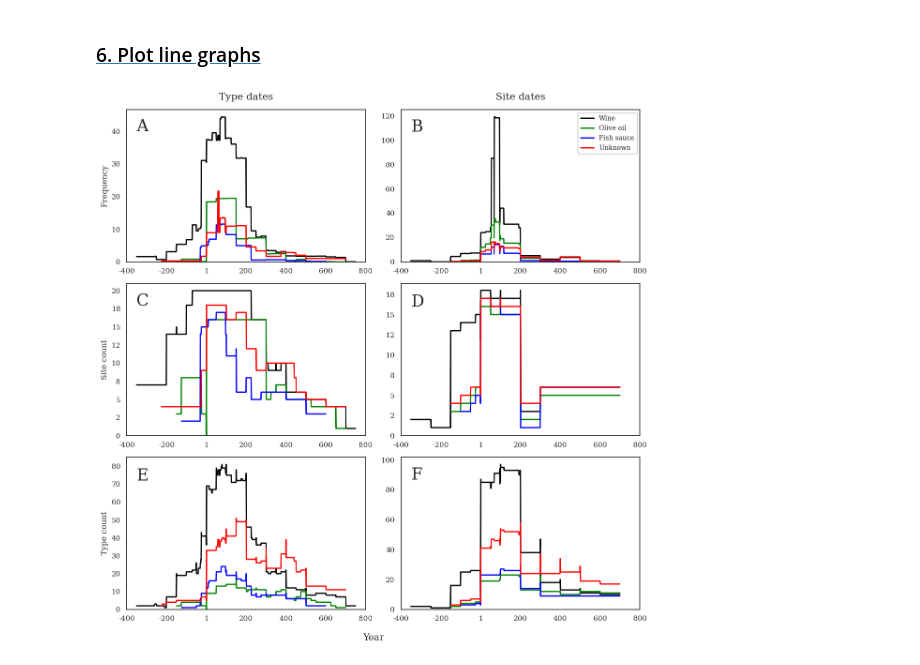
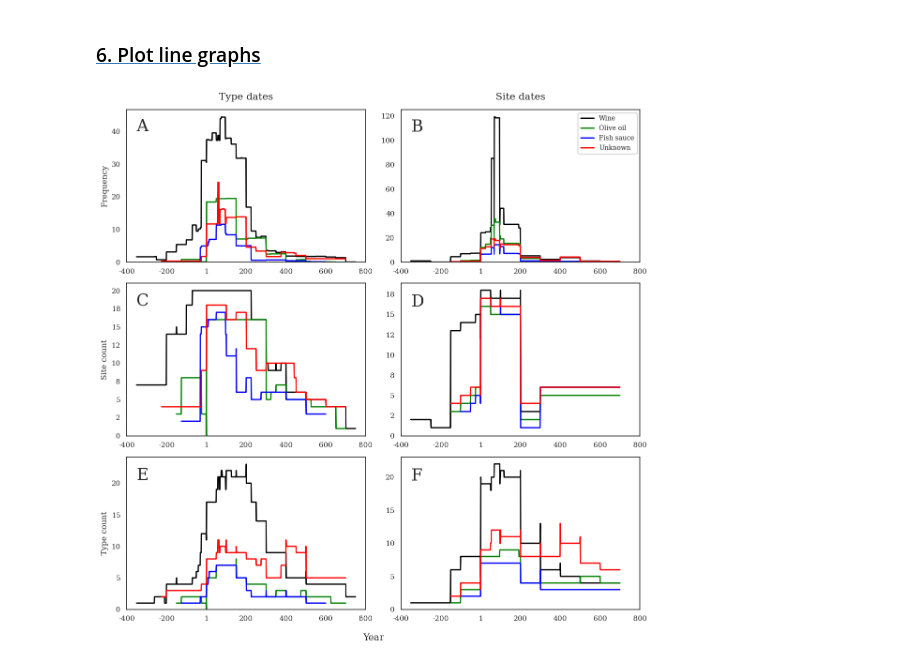
Before and after one commit to Tom-Brughmans/Sonata, a Jupyter notebook: src/application/Figs16a-f.ipynb, the cells around one changed output. Drawn from its saved outputs; the diff is of its cells as text; code cells hidden in the pictures.

Commit message:
add: 1. new type name 2. provenance corrections 3. adriatic vs Tyrrhenian

```diff
--- a/src/application/Figs16a-f.ipynb
+++ b/src/application/Figs16a-f.ipynb
@@ -97,9 +97,9 @@ list_of_dfs.append(site_count_context_dates)
 # %%
 for cont in content:
     for start, end in zip(start_dates, end_dates):
-        df = data.groupby([start, end, "content"])["Amphora_type"].apply(list)
+        df = data.groupby([start, end, "content"])["New_type_name"].apply(list)
         df = df.reset_index()
-        df = df.rename(columns = {"Amphora_type":"List_of_types"})
+        df = df.rename(columns = {"New_type_name":"List_of_types"})
 
         type_count = year_object_count_df(data = df[df["content"] == cont],
                                           lower_date = start,
@@ -133,33 +133,33 @@ for ax, df in zip(axs.ravel(), list_of_dfs):
                palette=["black", "green", "blue", "red"],
                ax = ax,
                linewidth = 2)
 
     ax.set_ylim(0, None)
     ax.yaxis.set_major_formatter(FormatStrFormatter("%.0f"))
     ax.set_xlabel(None)
     ax.get_legend().remove()
     ax.set_ylabel(None)
     ax.set_xticklabels([int(i) if i != 0 else 1 for i in ax.get_xticks()])
     handles, labels = ax.get_legend_handles_labels()
     fig.legend(handles, labels,  bbox_to_anchor=(0.973, 0.957), fontsize = 10)
 
 axs[0,0].set_ylabel("Frequency")
 axs[1,0].set_ylabel("Site count")
 axs[2,0].set_ylabel("Type count")
 
 axs[0, 0].set_title(label = "Type dates", size=15, y=1.04)
 axs[0, 1].set_title(label = "Site dates", size=15, y=1.04)
 
 axs[0, 0].text(-350, 40, "A", fontsize = 25)
 axs[0, 1].text(-350, 107, "B", fontsize = 25)
 axs[1, 0].text(-350, 18, "C", fontsize = 25)
 axs[1, 1].text(-350, 16, "D", fontsize = 25)
-axs[2, 0].text(-350, 72, "E", fontsize = 25)
-axs[2, 1].text(-350, 87, "F", fontsize = 25)
+axs[2, 0].text(-350, 20.5, "E", fontsize = 25)
+axs[2, 1].text(-350, 19.5, "F", fontsize = 25)
 
 fig.supxlabel("Year")
 
 plt.tight_layout()
 plt.savefig("../../figs/Fig16a-f.png")
 # %% [output]
-[figure, old version]
+[figure, new version]
```
Also changed, not shown: 43 other files.
